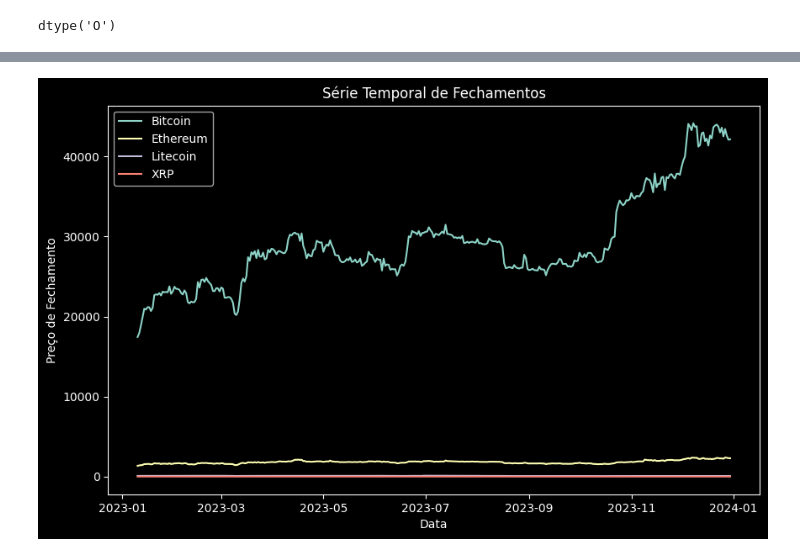
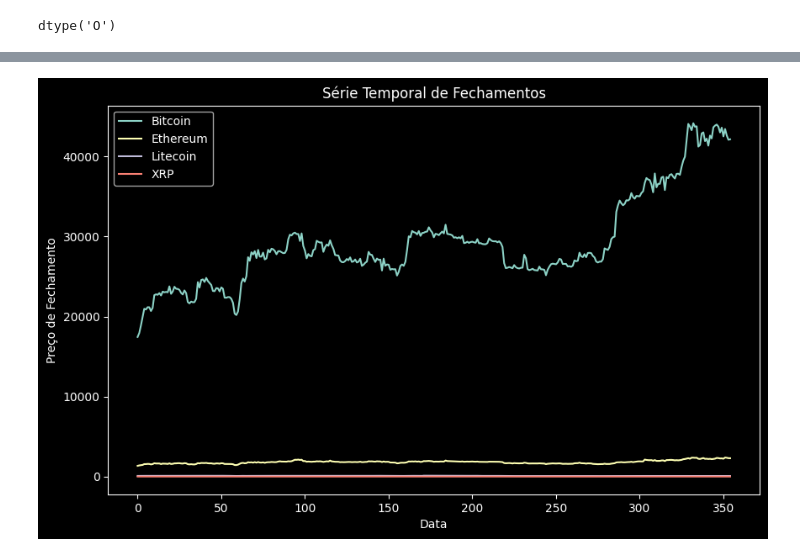
Before and after one commit to Elisa-Cardoso/Elisa13062013, a Jupyter notebook: Criptomoedas.ipynb, the cells around one changed output, grey strips where cells are left out. Drawn from its saved outputs; the diff is of its cells as text; code cells hidden in the pictures.

```diff
--- a/Criptomoedas.ipynb
+++ b/Criptomoedas.ipynb
@@ -231,32 +231,32 @@ df1_selected = bitcoin[['Date', 'Close_bitcoin']]
 df2_selected = ethereum[['Date', 'Close_ethereum']]
 df3_selected = litecoin[['Date', 'Close_litecoin']]
 df4_selected = xrp[['Date', 'Close_xrp']]
 
 # Realizando os merges
 merged_df = pd.merge(df1_selected, df2_selected, on='Date', how='inner')
 merged_df = pd.merge(merged_df, df3_selected, on='Date', how='inner')
 merged_df = pd.merge(merged_df, df4_selected, on='Date', how='inner')
 
 # Renomeando as colunas para facilitar a plotagem
 merged_df.columns = ['Date', 'Bitcoin', 'Ethereum', 'Litecoin', 'XRP']
 
 # Convertendo a coluna 'Date' para o formato datetime
 merged_df['Date'] = pd.to_datetime(merged_df['Date'])
 
 # Configurando 'Date' como índice
-merged_df.set_index('Date', inplace=True)
+merged_df.set_index('Date', inplace=False)
 
 # Plotando a série temporal
 plt.figure(figsize=(10, 6))
 plt.plot(merged_df.index, merged_df['Bitcoin'], label='Bitcoin')
 plt.plot(merged_df.index, merged_df['Ethereum'], label='Ethereum')
 plt.plot(merged_df.index, merged_df['Litecoin'], label='Litecoin')
 plt.plot(merged_df.index, merged_df['XRP'], label='XRP')
 
 plt.title('Série Temporal de Fechamentos')
 plt.xlabel('Data')
 plt.ylabel('Preço de Fechamento')
 plt.legend()
 plt.show()
 # %% [output]
-[figure, old version]
+[figure, new version]
```
Also changed, not shown: parts of 3 cells of this notebook.
